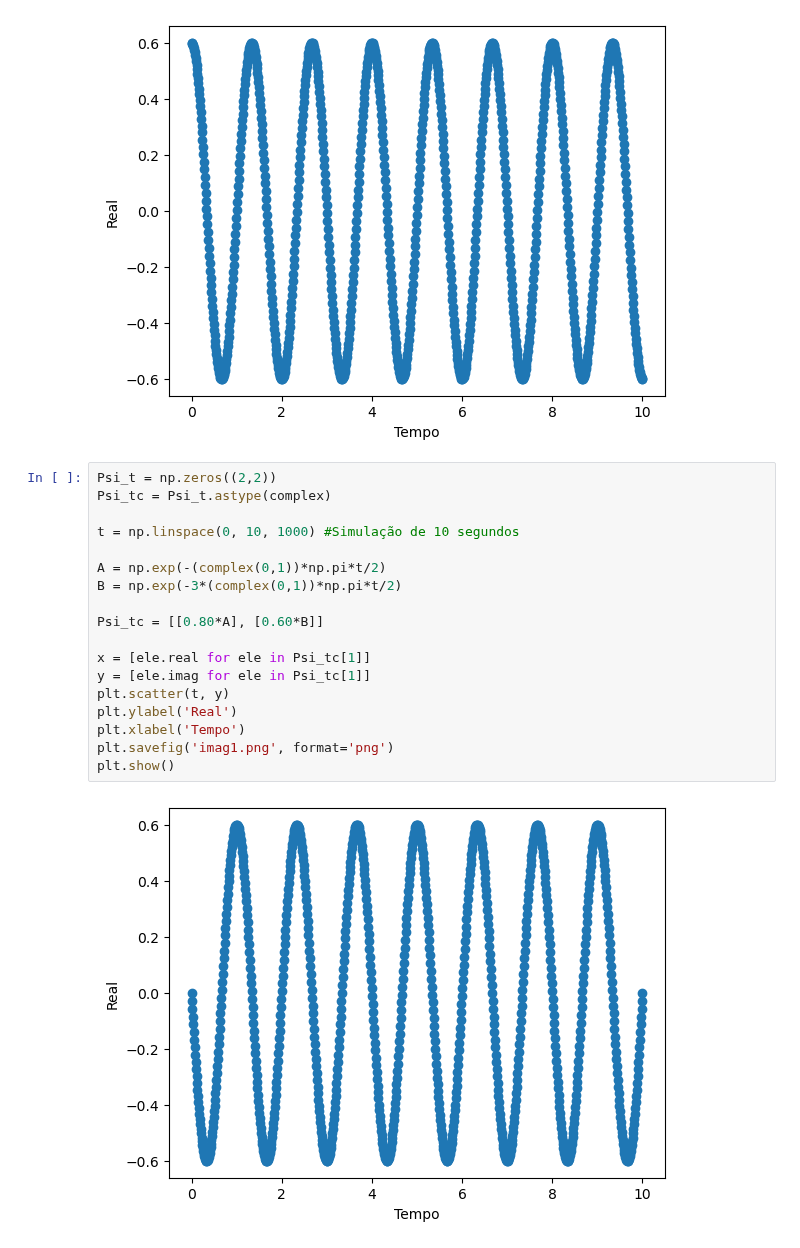
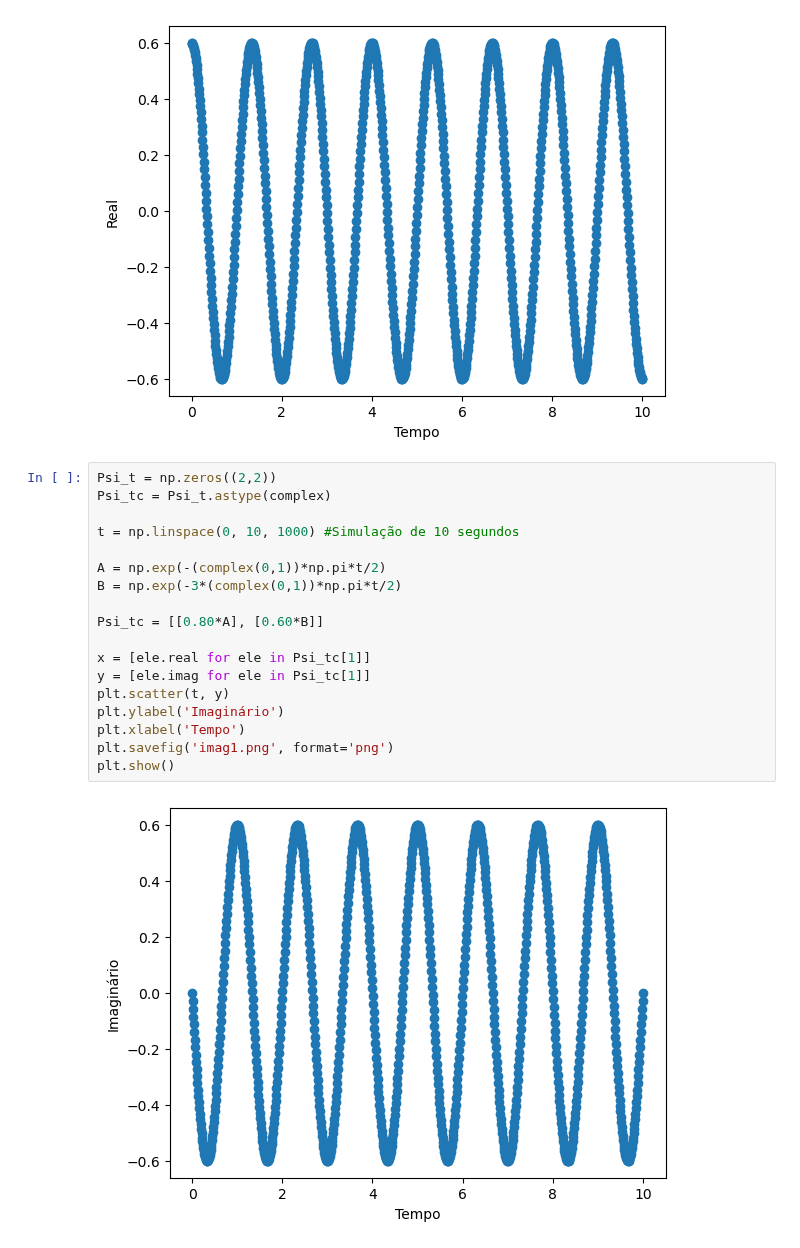
Before and after one commit to GabrielSiqueira1/MPC-Controle-Quantico, a Jupyter notebook: Energia.ipynb, the cells around one changed output. Drawn from its saved outputs; the diff is of its cells as text.

```diff
--- a/Energia.ipynb
+++ b/Energia.ipynb
@@ -89,20 +91,20 @@ plt.show()
 # %%
 Psi_t = np.zeros((2,2))
 Psi_tc = Psi_t.astype(complex)
 
 t = np.linspace(0, 10, 1000) #Simulação de 10 segundos
 
 A = np.exp(-(complex(0,1))*np.pi*t/2)
 B = np.exp(-3*(complex(0,1))*np.pi*t/2)
 
 Psi_tc = [[0.80*A], [0.60*B]]
 
 x = [ele.real for ele in Psi_tc[1]]
 y = [ele.imag for ele in Psi_tc[1]]
 plt.scatter(t, y)
-plt.ylabel('Real')
+plt.ylabel('Imaginário')
 plt.xlabel('Tempo')
 plt.savefig('imag1.png', format='png')
 plt.show()
 # %% [output]
-[figure, old version]
+[figure, new version]
```
Also changed, not shown: parts of 1 cell of this notebook, 4 other files.
